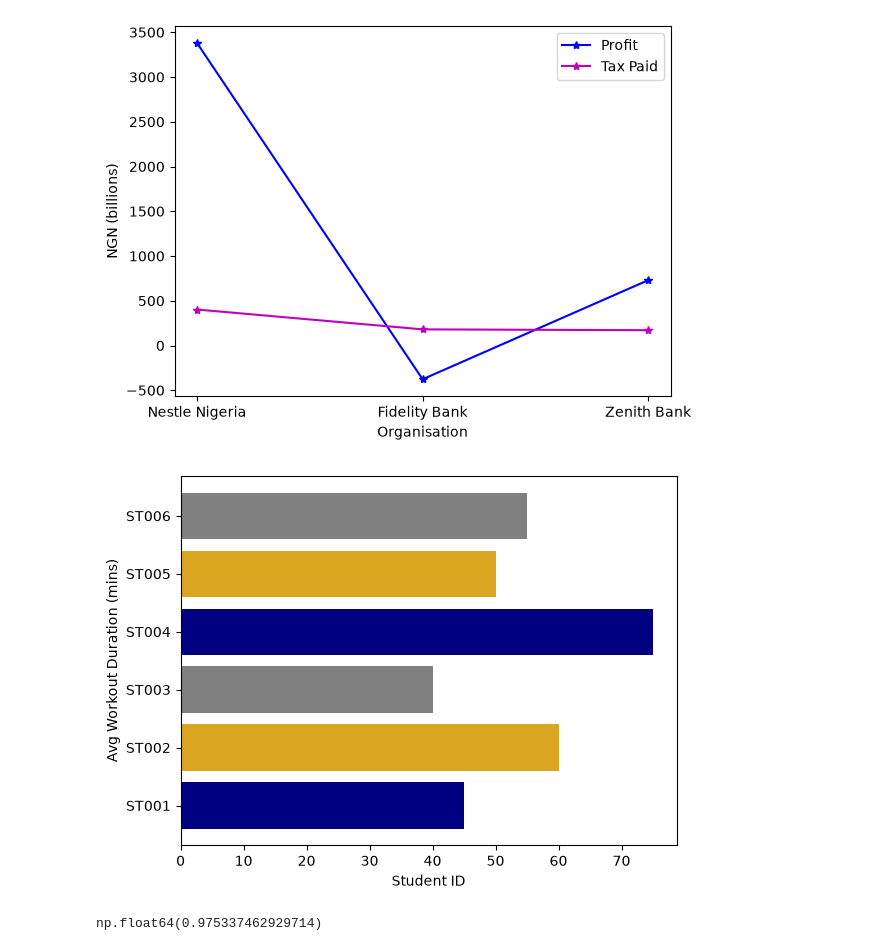
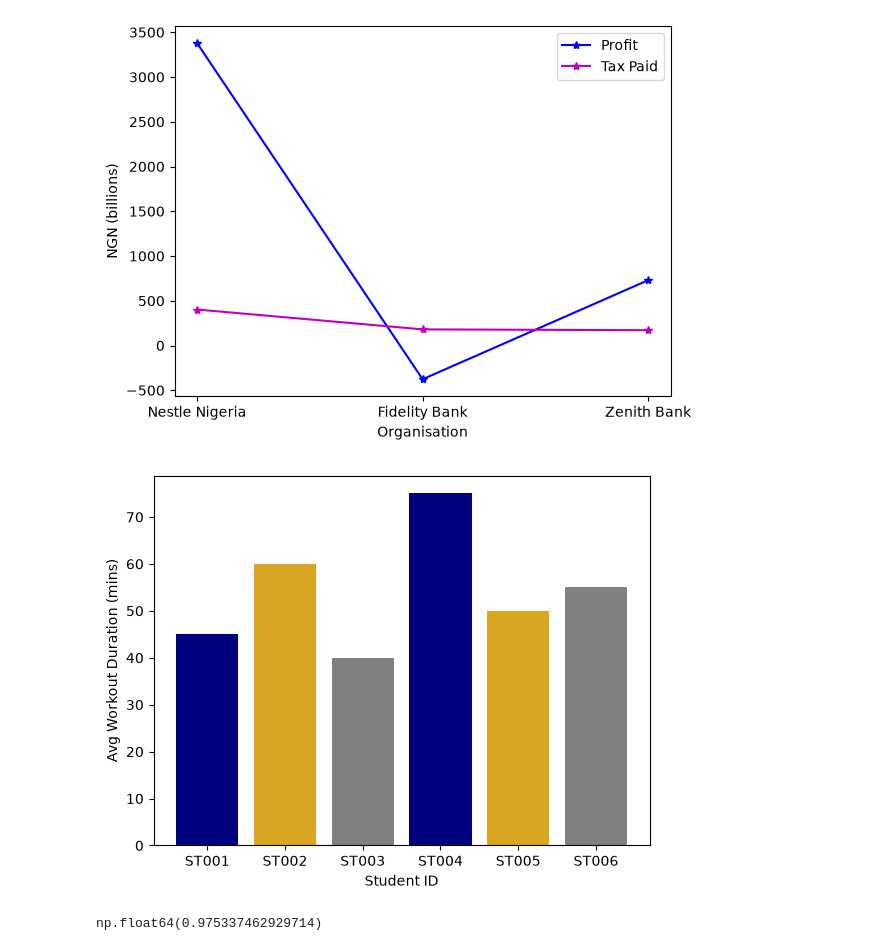
Before and after one commit to israel-oye/Python-Class-Batches, a Jupyter notebook: App-Based-Python/Batch-14A/Data Visualization/main.ipynb, the cells around one changed output. Drawn from its saved outputs; the diff is of its cells as text; code cells hidden in the pictures.

```diff
--- a/App-Based-Python/Batch-14A/Data Visualization/main.ipynb
+++ b/App-Based-Python/Batch-14A/Data Visualization/main.ipynb
@@ -92,20 +92,20 @@ plt.show()
 # %%
 import pandas as pd
 import matplotlib.pyplot as plt
 
 df = pd.read_csv('fitness_activity_update.csv').truncate(before=0, after=5)
 
 x_axis = df['Student_ID']
 y_axis = df["Avg_Workout_Minutes"]
 
-plt.barh(x_axis, y_axis, color=['navy', 'goldenrod', 'grey'])
+plt.bar(x_axis, y_axis, color=['navy', 'goldenrod', 'grey'])
 plt.xlabel("Student ID")
 plt.ylabel("Avg Workout Duration (mins)")
 
 # plt.grid()
 plt.show()
 # %% [output]
-[figure, old version]
+[figure, new version]
 # %%
 # Scatter plots
 
```
Also changed, not shown: parts of 3 cells of this notebook.
